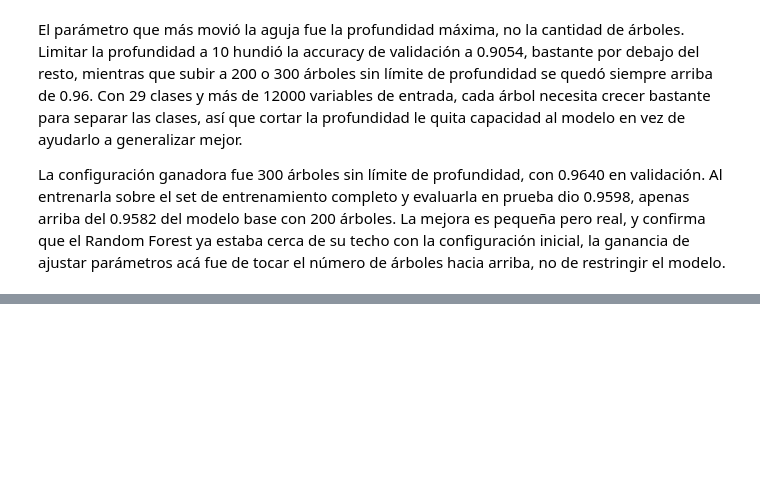
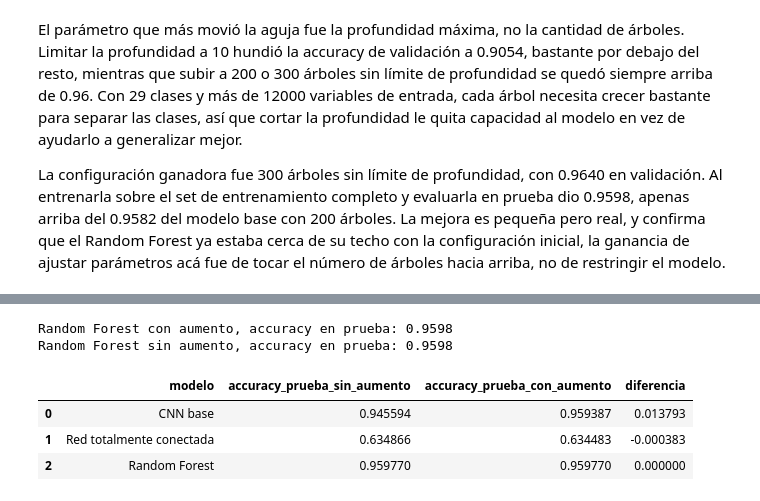
Before and after one commit to ecarcamo/CC3084-DATA-SCIENCE, a Jupyter notebook: notebooks/ASL_Clasificador.ipynb, the cells around one changed output, grey strips where cells are left out. Saved outputs shown, nothing was run; the diff lists cells and outputs as text; code cells hidden in the pictures; blank space fills up the shorter version.

```diff
--- a/notebooks/ASL_Clasificador.ipynb
+++ b/notebooks/ASL_Clasificador.ipynb
@@ -732,0 +773,13 @@ La configuración ganadora fue 300 árboles sin límite de profundidad, con 0.96
+# %%
+cnn_aumentada = construir_mejor_cnn()
+cnn_aumentada.compile(optimizer=tf.keras.optimizers.Adam(learning_rate=mejor_hparams_cnn['learning_rate']),
+                        loss='sparse_categorical_crossentropy', metrics=['accuracy'])
+
+historial_cnn_aumentada = cnn_aumentada.fit(X_train_combinado, y_train_combinado,
+                                              validation_data=(X_val, y_val),
+                                              batch_size=mejor_hparams_cnn['batch_size'], epochs=18,
+                                              callbacks=[crear_early_stop()], verbose=2)
+
+test_loss_cnn_aumentada, test_acc_cnn_aumentada = cnn_aumentada.evaluate(X_test, y_test, verbose=0)
+print(f'\n{nombre_mejor_cnn} con aumento, accuracy en prueba:', round(test_acc_cnn_aumentada, 4))
+print(f'{nombre_mejor_cnn} sin aumento, accuracy en prueba:', round(test_acc_mejor_cnn, 4))
@@ -732,0 +804,13 @@ La configuración ganadora fue 300 árboles sin límite de profundidad, con 0.96
+# %%
+fc_aumentada = construir_fc()
+fc_aumentada.compile(optimizer=tf.keras.optimizers.Adam(learning_rate=1e-3),
+                       loss='sparse_categorical_crossentropy', metrics=['accuracy'])
+
+historial_fc_aumentada = fc_aumentada.fit(X_train_combinado, y_train_combinado,
+                                            validation_data=(X_val, y_val),
+                                            batch_size=64, epochs=18,
+                                            callbacks=[crear_early_stop()], verbose=2)
+
+test_loss_fc_aumentada, test_acc_fc_aumentada = fc_aumentada.evaluate(X_test, y_test, verbose=0)
+print('\nRed totalmente conectada con aumento, accuracy en prueba:', round(test_acc_fc_aumentada, 4))
+print('Red totalmente conectada sin aumento, accuracy en prueba:', round(test_acc_fc, 4))
@@ -732,0 +835,27 @@ La configuración ganadora fue 300 árboles sin límite de profundidad, con 0.96
+# %%
+X_train_combinado_flat = X_train_combinado.reshape(len(X_train_combinado), -1)
+
+rf_aumentado = RandomForestClassifier(n_estimators=mejor_config_rf['n_estimators'],
+                                        max_depth=mejor_config_rf['max_depth'],
+                                        random_state=42, n_jobs=-1)
+rf_aumentado.fit(X_train_combinado_flat, y_train_combinado)
+
+test_acc_rf_aumentado = rf_aumentado.score(X_test_flat, y_test)
+print('Random Forest con aumento, accuracy en prueba:', round(test_acc_rf_aumentado, 4))
+print('Random Forest sin aumento, accuracy en prueba:', round(test_acc_rf_tuned, 4))
+# %% [output]
+Random Forest con aumento, accuracy en prueba: 0.9598
+Random Forest sin aumento, accuracy en prueba: 0.9598
+# %%
+comparacion_aumento = pd.DataFrame({
+    'modelo': [nombre_mejor_cnn, 'Red totalmente conectada', 'Random Forest'],
+    'accuracy_prueba_sin_aumento': [test_acc_mejor_cnn, test_acc_fc, test_acc_rf_tuned],
+    'accuracy_prueba_con_aumento': [test_acc_cnn_aumentada, test_acc_fc_aumentada, test_acc_rf_aumentado],
+})
+comparacion_aumento['diferencia'] = comparacion_aumento['accuracy_prueba_con_aumento'] - comparacion_aumento['accuracy_prueba_sin_aumento']
+comparacion_aumento
+# %% [output]
+|  | modelo | accuracy_prueba_sin_aumento | accuracy_prueba_con_aumento | diferencia |
+| 0 | CNN base | 0.945594 | 0.959387 | 0.013793 |
+| 1 | Red totalmente conectada | 0.634866 | 0.634483 | -0.000383 |
+| 2 | Random Forest | 0.959770 | 0.959770 | 0.000000 |
```
Also changed, not shown: parts of 6 cells of this notebook.
